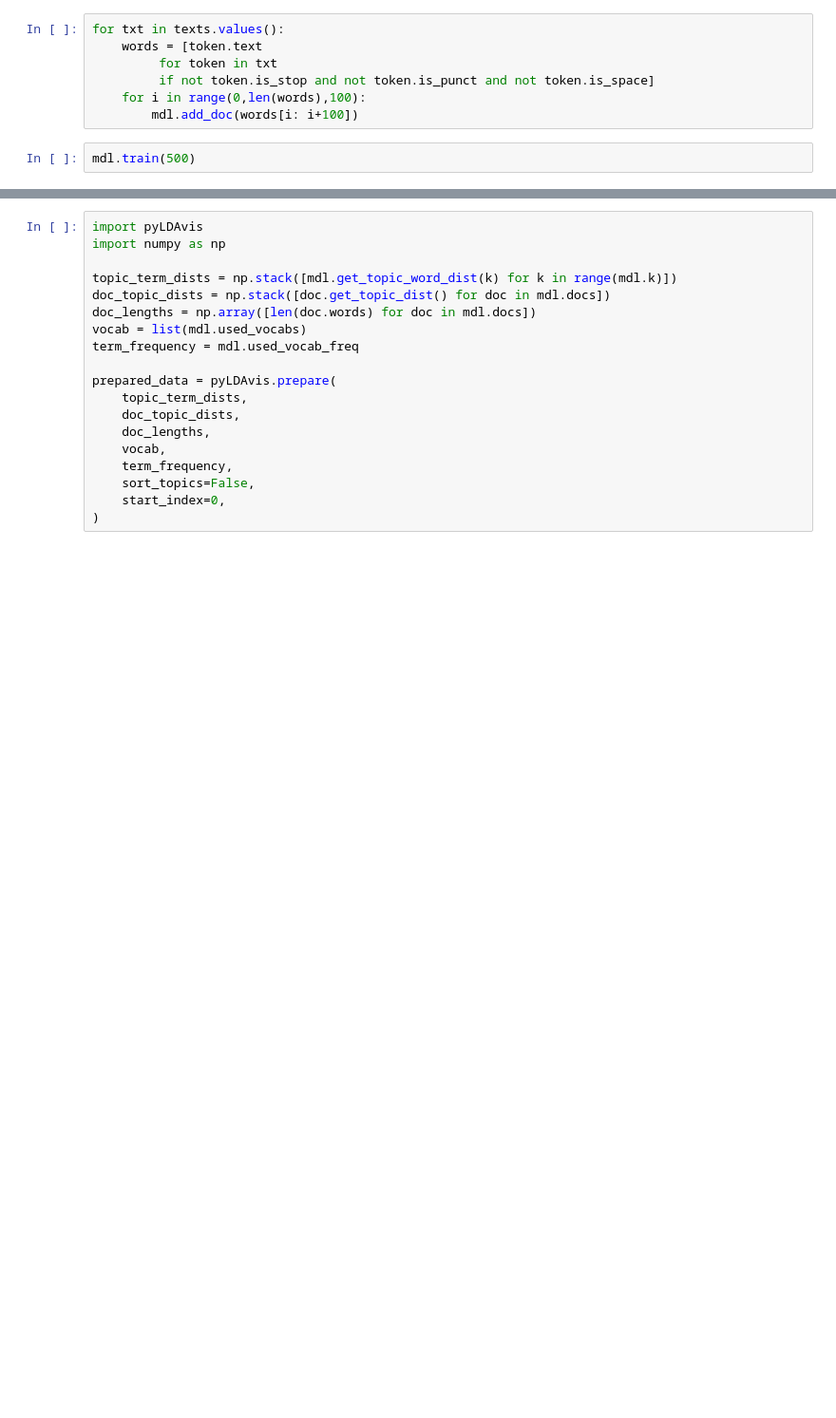
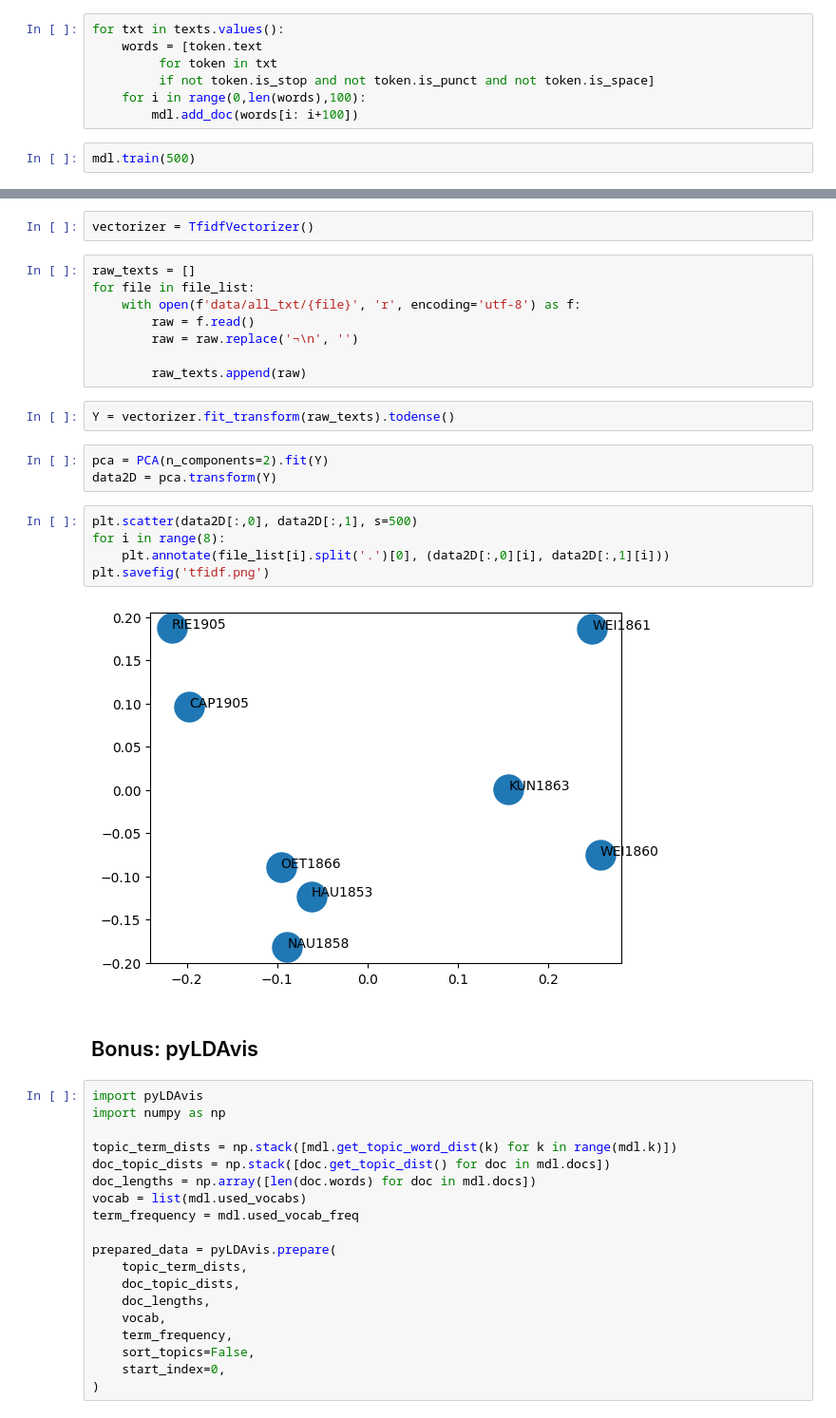
Before and after one commit to DCMLab/ddd, a Jupyter notebook: text_stats.ipynb, the cells around one changed output, grey strips where cells are left out. Shown: that part at 95% size. Cells and saved outputs as stored; diff of their text form; blank space fills up the shorter version.

```diff
--- a/text_stats.ipynb
+++ b/text_stats.ipynb
@@ -164,3 +200,27 @@ Top 10 words of topic #4
+# %%
+vectorizer = TfidfVectorizer()
+# %%
+raw_texts = []
+for file in file_list:
+    with open(f'data/all_txt/{file}', 'r', encoding='utf-8') as f:
+        raw = f.read()
+        raw = raw.replace('¬\n', '')
+
+        raw_texts.append(raw)
+# %%
+Y = vectorizer.fit_transform(raw_texts).todense()
+# %%
+pca = PCA(n_components=2).fit(Y)
+data2D = pca.transform(Y)
+# %%
+plt.scatter(data2D[:,0], data2D[:,1], s=500)
+for i in range(8):
+    plt.annotate(file_list[i].split('.')[0], (data2D[:,0][i], data2D[:,1][i]))
+plt.savefig('tfidf.png')
+# %% [output]
+[figure, added]
+# %% [markdown]
+## Bonus: pyLDAvis
 # %%
 import pyLDAvis
 import numpy as np
```
Also changed, not shown: parts of 10 cells of this notebook, 7 other files.
